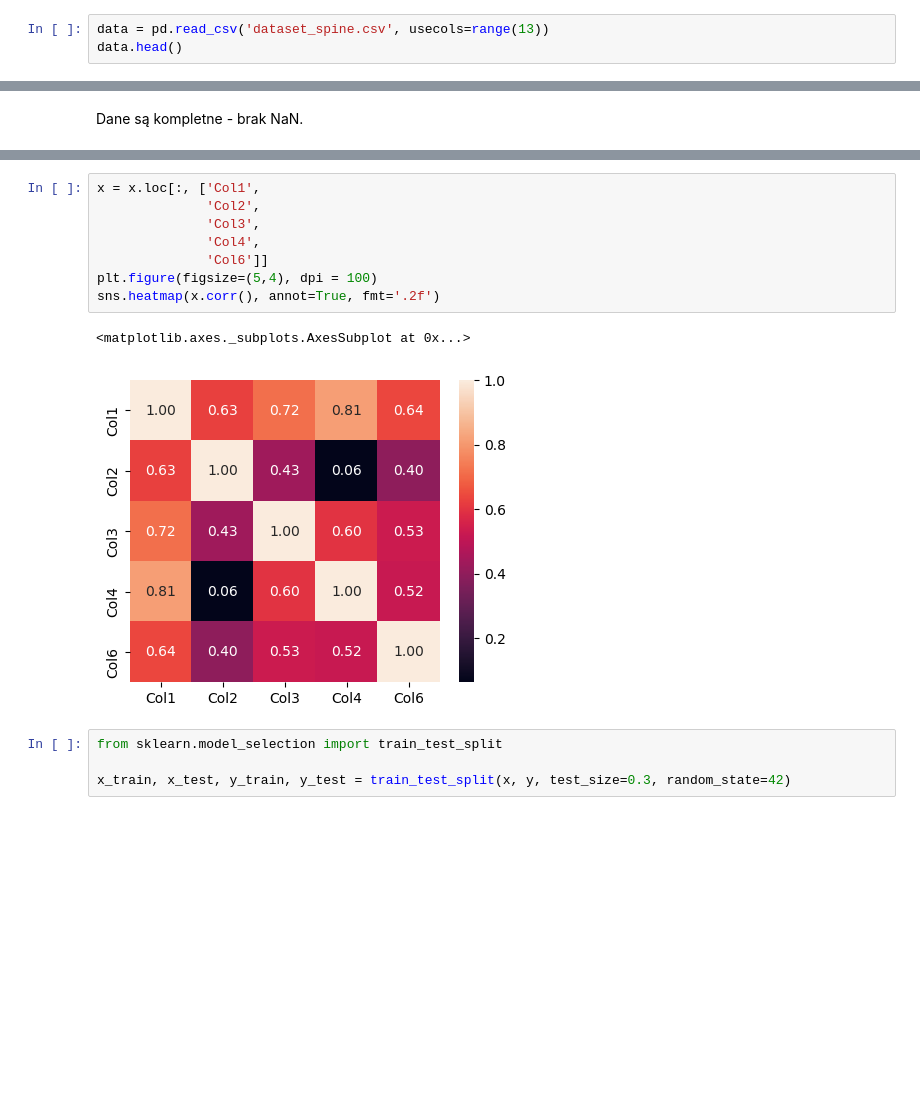
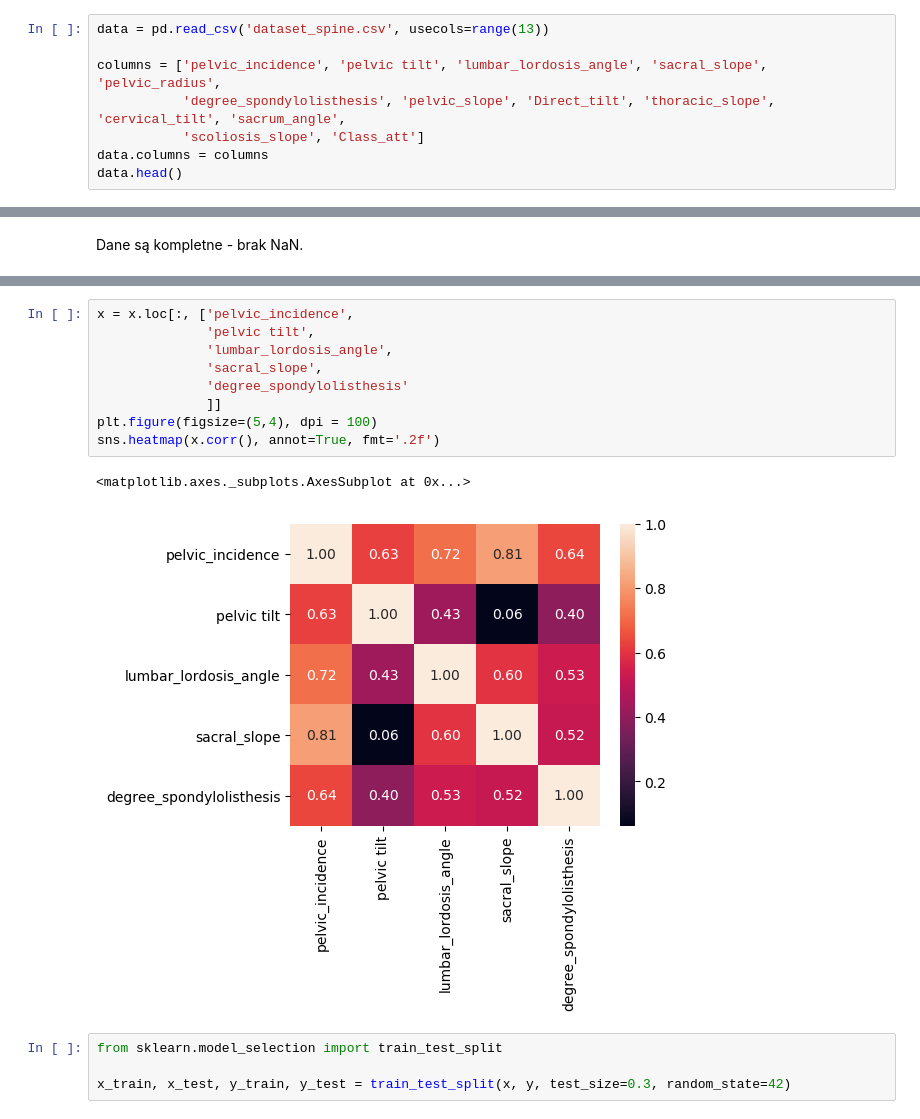
Before and after one commit to monika-osiak/lower-back-pain-classification, a Jupyter notebook: lower-back-pain-classification.ipynb, the cells around one changed output, grey strips where cells are left out. Drawn from its saved outputs; the diff is of its cells as text; blank space fills up the shorter version.

```diff
--- a/lower-back-pain-classification.ipynb
+++ b/lower-back-pain-classification.ipynb
@@ -12,5 +17,10 @@ import warnings
 warnings.filterwarnings('ignore')
 # %%
 data = pd.read_csv('dataset_spine.csv', usecols=range(13))
+
+columns = ['pelvic_incidence', 'pelvic tilt', 'lumbar_lordosis_angle', 'sacral_slope', 'pelvic_radius',
+           'degree_spondylolisthesis', 'pelvic_slope', 'Direct_tilt', 'thoracic_slope', 'cervical_tilt', 'sacrum_angle',
+           'scoliosis_slope', 'Class_att']
+data.columns = columns
 data.head()
 # %% [output]
@@ -81,14 +128,15 @@ sns.heatmap(x.corr(), annot=True, fmt='.2f')
 # %%
-x = x.loc[:, ['Col1',
-              'Col2',
-              'Col3',
-              'Col4',
-              'Col6']]
+x = x.loc[:, ['pelvic_incidence',
+              'pelvic tilt',
+              'lumbar_lordosis_angle',
+              'sacral_slope',
+              'degree_spondylolisthesis'
+              ]]
 plt.figure(figsize=(5,4), dpi = 100)
 sns.heatmap(x.corr(), annot=True, fmt='.2f')
 # %% [output]
 <matplotlib.axes._subplots.AxesSubplot at 0x...>
-[figure, old version]
+[figure, new version]
 # %%
 from sklearn.model_selection import train_test_split
 
```
Also changed, not shown: parts of 24 cells of this notebook.
